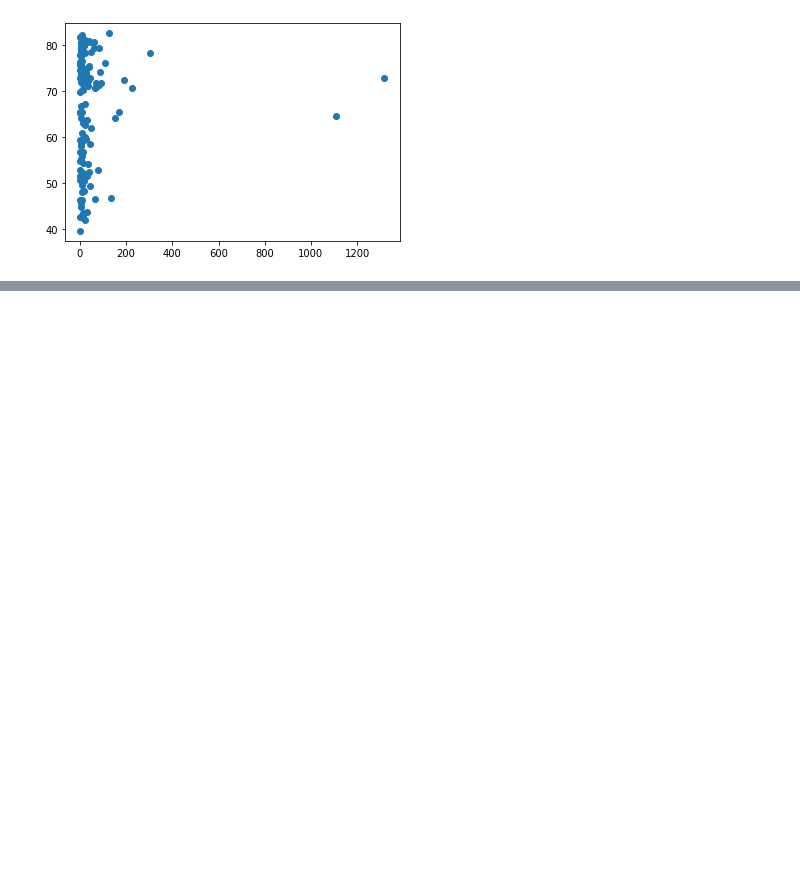
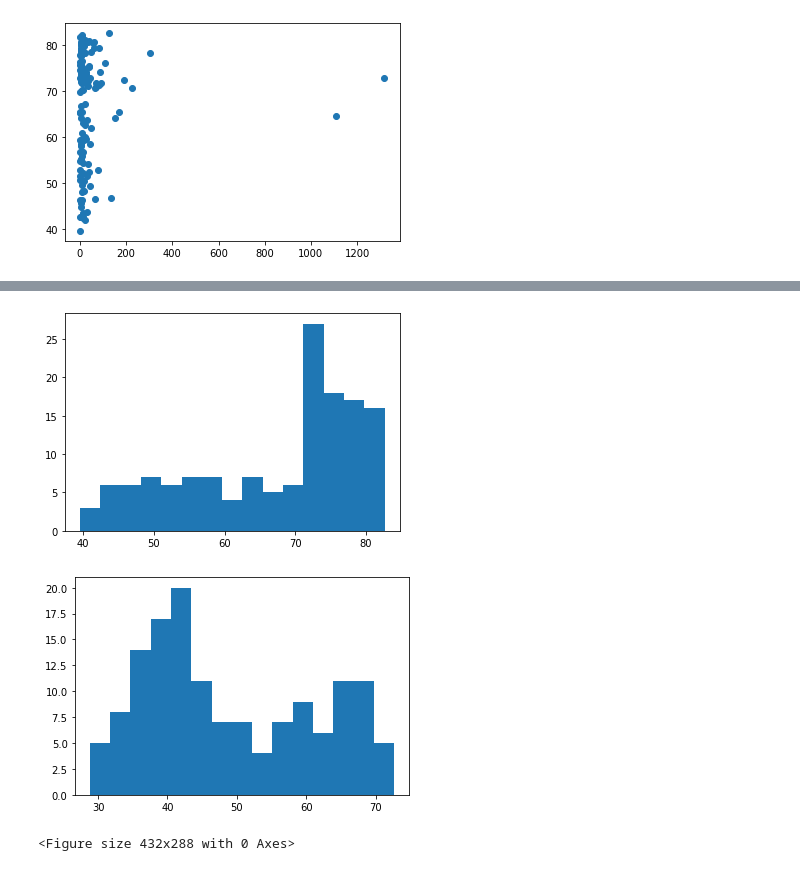
Before and after one commit to JHanek3/Python-Notes, a Jupyter notebook: dataCamp/2_IntermediatePython/1_matplotlib.ipynb, the cells around one changed output, grey strips where cells are left out. Saved outputs shown, nothing was run; the diff lists cells and outputs as text; code cells hidden in the pictures; blank space fills up the shorter version.

```diff
--- a/dataCamp/2_IntermediatePython/1_matplotlib.ipynb
+++ b/dataCamp/2_IntermediatePython/1_matplotlib.ipynb
@@ -115,0 +161,23 @@ Histogram
+# %%
+# Build a Histogram (3): compare
+
+life_exp = [43.828, 76.423, 72.301, 42.731, 75.32, 81.235, 79.829, 75.635, 64.062, 79.441, 56.728, 65.554, 74.852, 50.728, 72.39, 73.005, 52.295, 49.58, 59.723, 50.43, 80.653, 44.74100000000001, 50.651, 78.553, 72.961, 72.889, 65.152, 46.462, 55.322, 78.782, 48.328, 75.748, 78.273, 76.486, 78.332, 54.791, 72.235, 74.994, 71.33800000000001, 71.878, 51.57899999999999, 58.04, 52.947, 79.313, 80.657, 56.735, 59.448, 79.406, 60.022, 79.483, 70.259, 56.007, 46.388000000000005, 60.916, 70.19800000000001, 82.208, 73.33800000000001, 81.757, 64.69800000000001, 70.65, 70.964, 59.545, 78.885, 80.745, 80.546, 72.567, 82.603, 72.535, 54.11, 67.297, 78.623, 77.58800000000001, 71.993, 42.592, 45.678, 73.952, 59.443000000000005, 48.303, 74.241, 54.467, 64.164, 72.801, 76.195, 66.803, 74.543, 71.164, 42.082, 62.069, 52.906000000000006, 63.785, 79.762, 80.204, 72.899, 56.867, 46.859, 80.196, 75.64, 65.483, 75.53699999999999, 71.752, 71.421, 71.688, 75.563, 78.098, 78.74600000000001, 76.442, 72.476, 46.242, 65.528, 72.777, 63.062, 74.002, 42.568000000000005, 79.972, 74.663, 77.926, 48.159, 49.339, 80.941, 72.396, 58.556, 39.613, 80.884, 81.70100000000001, 74.143, 78.4, 52.517, 70.616, 58.42, 69.819, 73.923, 71.777, 51.542, 79.425, 78.242, 76.384, 73.747, 74.249, 73.422, 62.698, 42.38399999999999, 43.487]
+life_exp1950 = [28.8, 55.23, 43.08, 30.02, 62.48, 69.12, 66.8, 50.94, 37.48, 68.0, 38.22, 40.41, 53.82, 47.62, 50.92, 59.6, 31.98, 39.03, 39.42, 38.52, 68.75, 35.46, 38.09, 54.74, 44.0, 50.64, 40.72, 39.14, 42.11, 57.21, 40.48, 61.21, 59.42, 66.87, 70.78, 34.81, 45.93, 48.36, 41.89, 45.26, 34.48, 35.93, 34.08, 66.55, 67.41, 37.0, 30.0, 67.5, 43.15, 65.86, 42.02, 33.61, 32.5, 37.58, 41.91, 60.96, 64.03, 72.49, 37.37, 37.47, 44.87, 45.32, 66.91, 65.39, 65.94, 58.53, 63.03, 43.16, 42.27, 50.06, 47.45, 55.56, 55.93, 42.14, 38.48, 42.72, 36.68, 36.26, 48.46, 33.68, 40.54, 50.99, 50.79, 42.24, 59.16, 42.87, 31.29, 36.32, 41.72, 36.16, 72.13, 69.39, 42.31, 37.44, 36.32, 72.67, 37.58, 43.44, 55.19, 62.65, 43.9, 47.75, 61.31, 59.82, 64.28, 52.72, 61.05, 40.0, 46.47, 39.88, 37.28, 58.0, 30.33, 60.4, 64.36, 65.57, 32.98, 45.01, 64.94, 57.59, 38.64, 41.41, 71.86, 69.62, 45.88, 58.5, 41.22, 50.85, 38.6, 59.1, 44.6, 43.58, 39.98, 69.18, 68.44, 66.07, 55.09, 40.41, 43.16, 32.55, 42.04, 48.45]
+
+# Histogram of life_exp, 15 bins
+plt.hist(life_exp, bins=15)
+
+# Show and clear plot
+plt.show()
+plt.clf()
+
+# Histogram of life_exp1950, 15 bins
+plt.hist(life_exp1950, bins=15)
+
+# Show and clear plot again
+plt.show()
+plt.clf()
+# %% [output]
+[figure, added]
+[figure, added]
+<Figure size 432x288 with 0 Axes>
```
Also changed, not shown: parts of 9 cells of this notebook, 1 other file.
